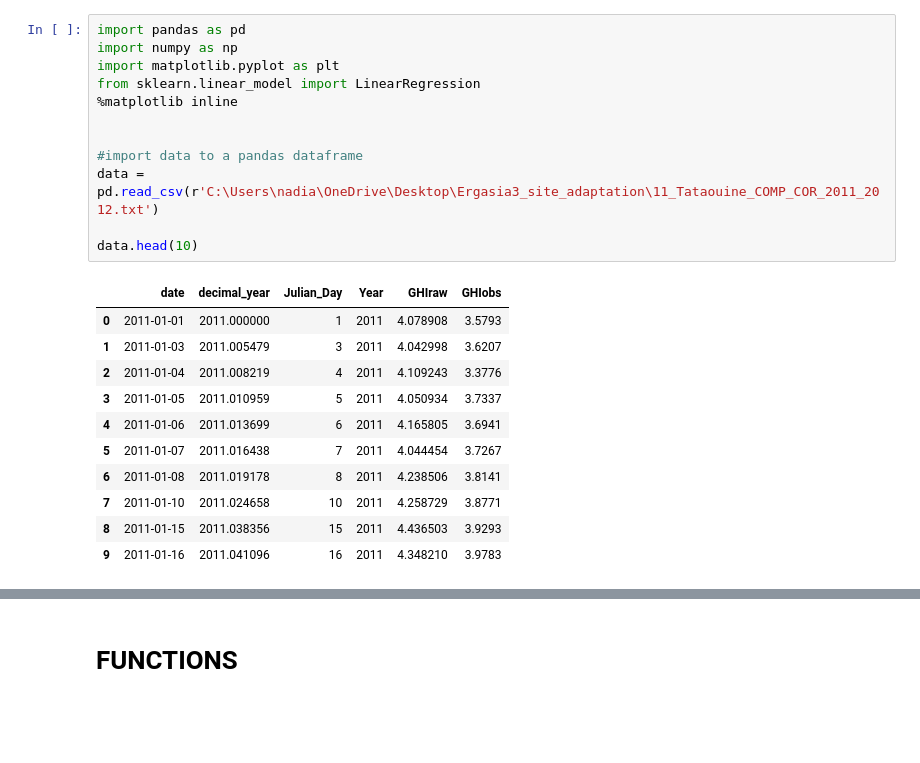
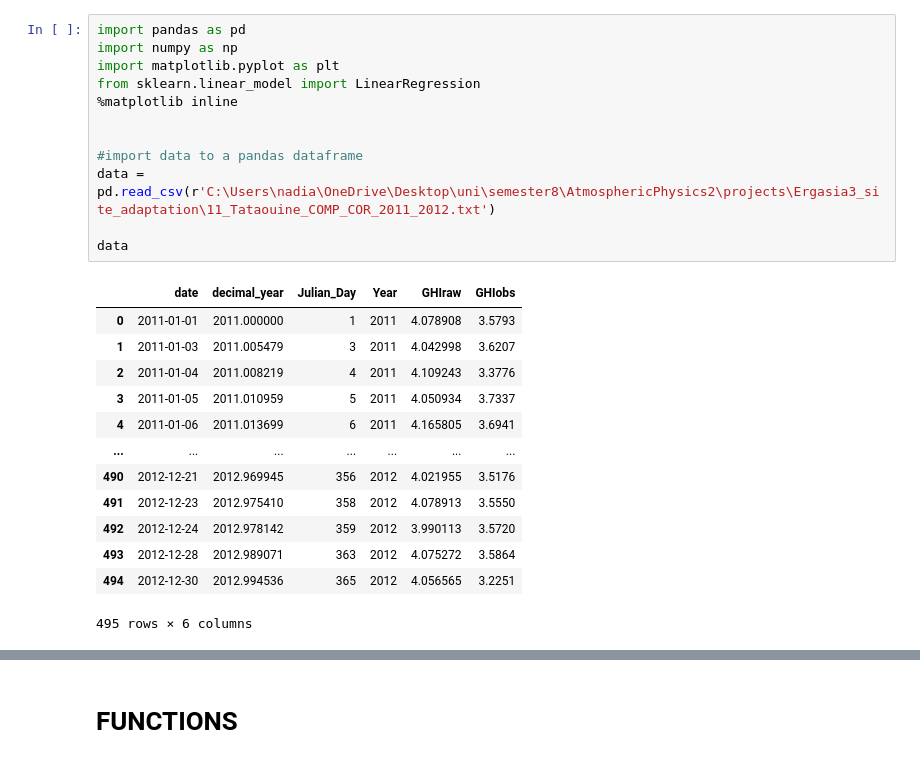
Before and after one commit to nadezsha/atmospheric-physics, a Jupyter notebook: GHI.ipynb, the cells around one changed output, grey strips where cells are left out. Saved outputs shown, nothing was run; the diff lists cells and outputs as text; blank space fills up the shorter version.

```diff
--- a/GHI.ipynb
+++ b/GHI.ipynb
@@ -1,24 +1,26 @@
 # %%
 import pandas as pd
 import numpy as np
 import matplotlib.pyplot as plt
 from sklearn.linear_model import LinearRegression
 %matplotlib inline
 
 
 #import data to a pandas dataframe
-data = pd.read_csv(r'C:\Users\nadia\OneDrive\Desktop\Ergasia3_site_adaptation\11_Tataouine_COMP_COR_2011_2012.txt')
+data = pd.read_csv(r'C:\Users\nadia\OneDrive\Desktop\uni\semester8\AtmosphericPhysics2\projects\Ergasia3_site_adaptation\11_Tataouine_COMP_COR_2011_2012.txt')
 
-data.head(10)
+data
 # %% [output]
 |  | date | decimal_year | Julian_Day | Year | GHIraw | GHIobs |
 | 0 | 2011-01-01 | 2011.000000 | 1 | 2011 | 4.078908 | 3.5793 |
 | 1 | 2011-01-03 | 2011.005479 | 3 | 2011 | 4.042998 | 3.6207 |
 | 2 | 2011-01-04 | 2011.008219 | 4 | 2011 | 4.109243 | 3.3776 |
 | 3 | 2011-01-05 | 2011.010959 | 5 | 2011 | 4.050934 | 3.7337 |
 | 4 | 2011-01-06 | 2011.013699 | 6 | 2011 | 4.165805 | 3.6941 |
-| 5 | 2011-01-07 | 2011.016438 | 7 | 2011 | 4.044454 | 3.7267 |
-| 6 | 2011-01-08 | 2011.019178 | 8 | 2011 | 4.238506 | 3.8141 |
-| 7 | 2011-01-10 | 2011.024658 | 10 | 2011 | 4.258729 | 3.8771 |
-| 8 | 2011-01-15 | 2011.038356 | 15 | 2011 | 4.436503 | 3.9293 |
-| 9 | 2011-01-16 | 2011.041096 | 16 | 2011 | 4.348210 | 3.9783 |
+| ... | ... | ... | ... | ... | ... | ... |
+| 490 | 2012-12-21 | 2012.969945 | 356 | 2012 | 4.021955 | 3.5176 |
+| 491 | 2012-12-23 | 2012.975410 | 358 | 2012 | 4.078913 | 3.5550 |
+| 492 | 2012-12-24 | 2012.978142 | 359 | 2012 | 3.990113 | 3.5720 |
+| 493 | 2012-12-28 | 2012.989071 | 363 | 2012 | 4.075272 | 3.5864 |
+| 494 | 2012-12-30 | 2012.994536 | 365 | 2012 | 4.056565 | 3.2251 |
+495 rows × 6 columns
```
Also changed, not shown: parts of 14 cells of this notebook.
